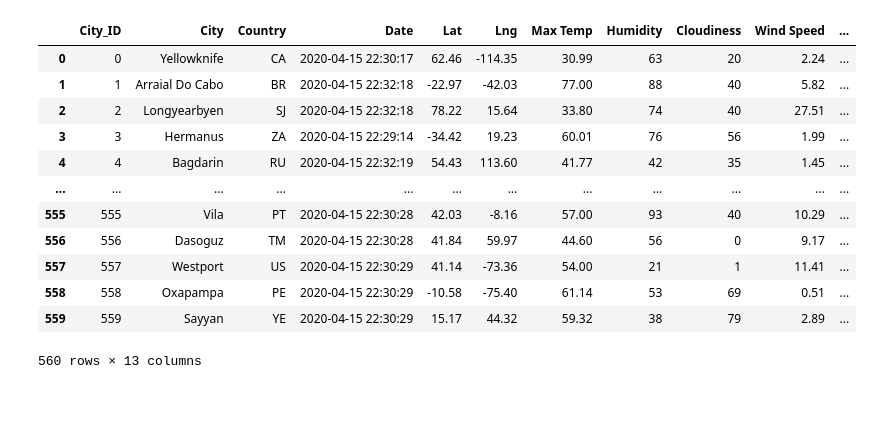
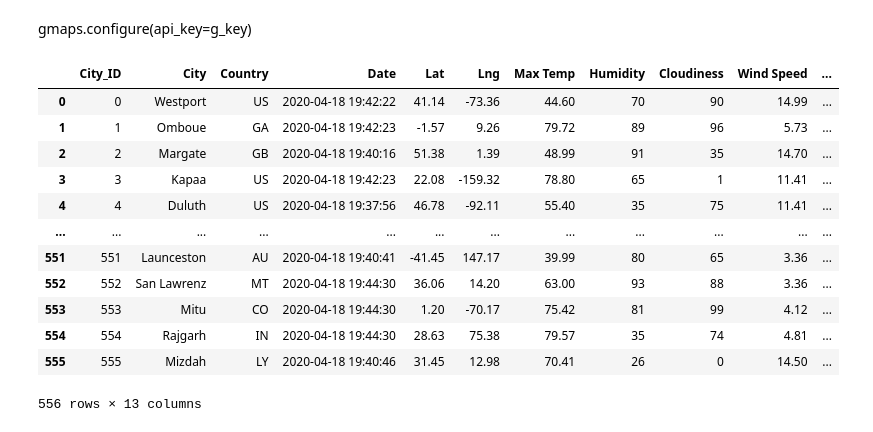
Before and after one commit to michaelberg1005/Module-6-World_Weather_Analysis, a Jupyter notebook: Vacation_Search.ipynb, the cells around one changed output. Drawn from its saved outputs; the diff is of its cells as text; code cells hidden in the pictures; blank space fills up the shorter version.

Commit message:
Adding challenge for module 6 - complete

```diff
--- a/Vacation_Search.ipynb
+++ b/Vacation_Search.ipynb
@@ -8,21 +12,23 @@ from config import g_key
+# %% [markdown]
+gmaps.configure(api_key=g_key)
 # %%
 # Store the CSV you saved created in part one into a DataFrame.
-city_data_df = pd.read_csv("weather_data/WeatherPy_vacation.csv")
+city_data_df = pd.read_csv("weather_data/WeatherPy_challenge.csv")
 city_data_df
 # %% [output]
 |  | City_ID | City | Country | Date | Lat | Lng | Max Temp | Humidity | Cloudiness | Wind Speed | ... |
-| 0 | 0 | Yellowknife | CA | 2020-04-15 22:30:17 | 62.46 | -114.35 | 30.99 | 63 | 20 | 2.24 | ... |
-| 1 | 1 | Arraial Do Cabo | BR | 2020-04-15 22:32:18 | -22.97 | -42.03 | 77.00 | 88 | 40 | 5.82 | ... |
-| 2 | 2 | Longyearbyen | SJ | 2020-04-15 22:32:18 | 78.22 | 15.64 | 33.80 | 74 | 40 | 27.51 | ... |
-| 3 | 3 | Hermanus | ZA | 2020-04-15 22:29:14 | -34.42 | 19.23 | 60.01 | 76 | 56 | 1.99 | ... |
-| 4 | 4 | Bagdarin | RU | 2020-04-15 22:32:19 | 54.43 | 113.60 | 41.77 | 42 | 35 | 1.45 | ... |
+| 0 | 0 | Westport | US | 2020-04-18 19:42:22 | 41.14 | -73.36 | 44.60 | 70 | 90 | 14.99 | ... |
+| 1 | 1 | Omboue | GA | 2020-04-18 19:42:23 | -1.57 | 9.26 | 79.72 | 89 | 96 | 5.73 | ... |
+| 2 | 2 | Margate | GB | 2020-04-18 19:40:16 | 51.38 | 1.39 | 48.99 | 91 | 35 | 14.70 | ... |
+| 3 | 3 | Kapaa | US | 2020-04-18 19:42:23 | 22.08 | -159.32 | 78.80 | 65 | 1 | 11.41 | ... |
+| 4 | 4 | Duluth | US | 2020-04-18 19:37:56 | 46.78 | -92.11 | 55.40 | 35 | 75 | 11.41 | ... |
 | ... | ... | ... | ... | ... | ... | ... | ... | ... | ... | ... | ... |
-| 555 | 555 | Vila | PT | 2020-04-15 22:30:28 | 42.03 | -8.16 | 57.00 | 93 | 40 | 10.29 | ... |
-| 556 | 556 | Dasoguz | TM | 2020-04-15 22:30:28 | 41.84 | 59.97 | 44.60 | 56 | 0 | 9.17 | ... |
-| 557 | 557 | Westport | US | 2020-04-15 22:30:29 | 41.14 | -73.36 | 54.00 | 21 | 1 | 11.41 | ... |
-| 558 | 558 | Oxapampa | PE | 2020-04-15 22:30:29 | -10.58 | -75.40 | 61.14 | 53 | 69 | 0.51 | ... |
-| 559 | 559 | Sayyan | YE | 2020-04-15 22:30:29 | 15.17 | 44.32 | 59.32 | 38 | 79 | 2.89 | ... |
+| 551 | 551 | Launceston | AU | 2020-04-18 19:40:41 | -41.45 | 147.17 | 39.99 | 80 | 65 | 3.36 | ... |
+| 552 | 552 | San Lawrenz | MT | 2020-04-18 19:44:30 | 36.06 | 14.20 | 63.00 | 93 | 88 | 3.36 | ... |
+| 553 | 553 | Mitu | CO | 2020-04-18 19:44:30 | 1.20 | -70.17 | 75.42 | 81 | 99 | 4.12 | ... |
+| 554 | 554 | Rajgarh | IN | 2020-04-18 19:44:30 | 28.63 | 75.38 | 79.57 | 35 | 74 | 4.81 | ... |
+| 555 | 555 | Mizdah | LY | 2020-04-18 19:40:46 | 31.45 | 12.98 | 70.41 | 26 | 0 | 14.50 | ... |
-560 rows × 13 columns
+556 rows × 13 columns
 # %%
 # Ask the customer to add a minimum and maximum temperature value.
 min_temp = float(input("What is the minimum temperature you would like for your trip? "))
```
Also changed, not shown: parts of 9 cells of this notebook, 13 other files.
